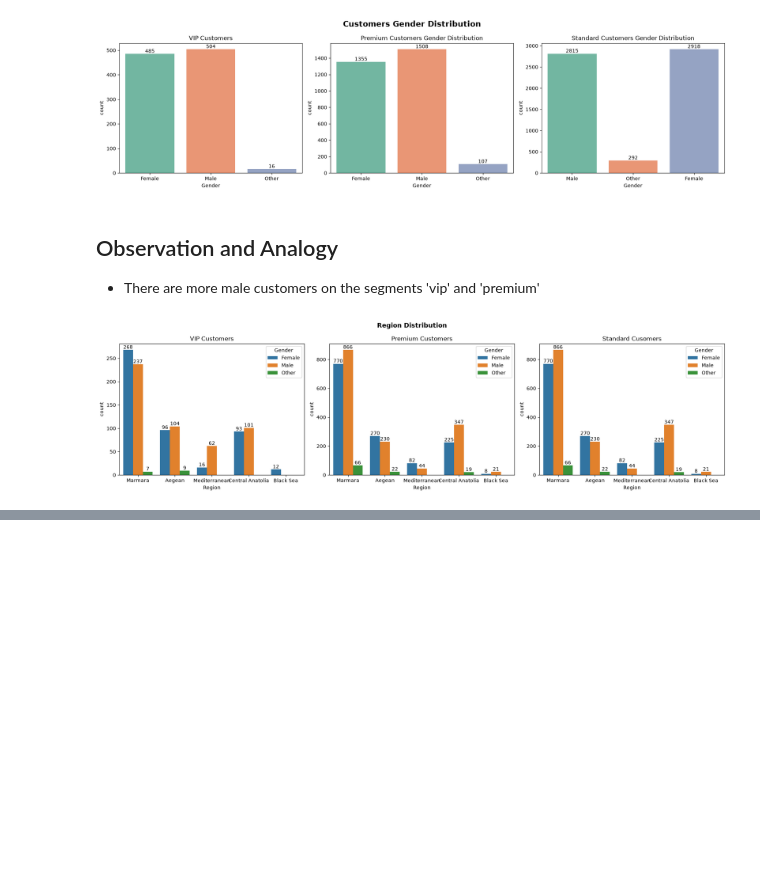
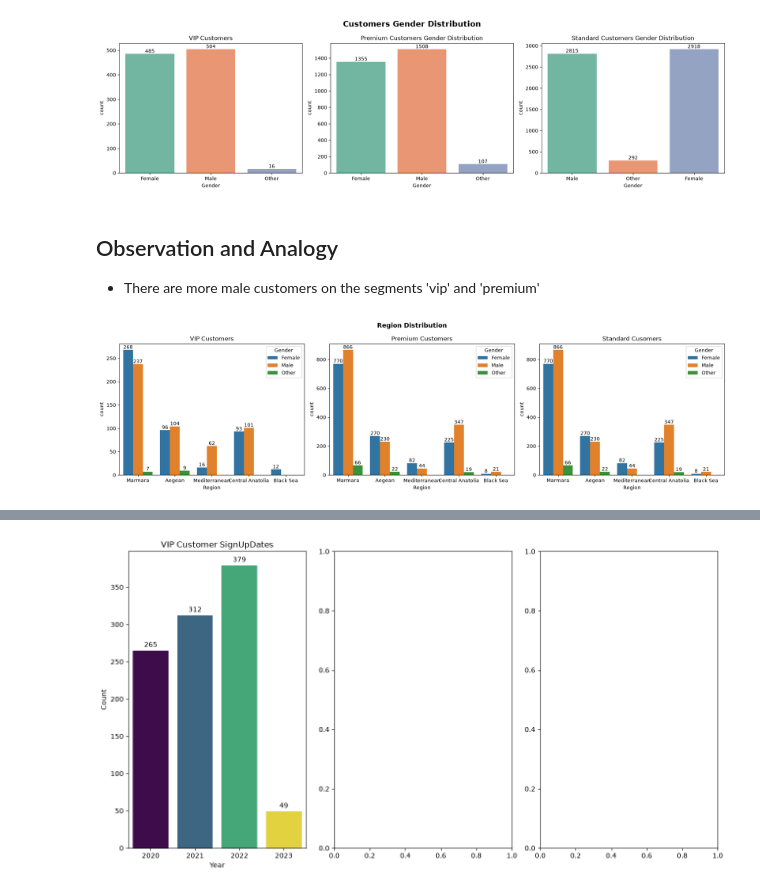
Before and after one commit to geff-ghost/notebooks, a Jupyter notebook: retail_data/MixedKnowledge.ipynb, the cells around one changed output, grey strips where cells are left out. Drawn from its saved outputs; the diff is of its cells as text; code cells hidden in the pictures; blank space fills up the shorter version.

Commit message:
Customer SignUpYear Patterns

```diff
--- a/retail_data/MixedKnowledge.ipynb
+++ b/retail_data/MixedKnowledge.ipynb
@@ -866,7 +867,9 @@ Now we merge the customers with the orders dataset.
 # %%
 orders = datasets['orders']
 
-customer_orders_cp = customers.merge(orders, on='CustomerID').copy()
+# Let's copy this data somewhere
+customer_orders = customers.merge(orders, on='CustomerID').copy()
 
-customer_orders_cp.duplicated().sum()
+# Let's also check for null values
+customer_orders.isna().sum()
 # %% [output]
@@ -994,8 +968,8 @@ order_years
 # %%
 # Grouping the customers in segments
-vip_customers = customer_orders[customer_orders['CustomerSegment'] == 'VIP']
-premium_customers = customer_orders[customer_orders['CustomerSegment'] == 'Premium']
-standard_customers = customer_orders[customer_orders['CustomerSegment'] == 'Standard']
+vip_customers = customer_orders[customer_orders['CustomerSegment'] == 'VIP'].copy()
+premium_customers = customer_orders[customer_orders['CustomerSegment'] == 'Premium'].copy()
+standard_customers = customer_orders[customer_orders['CustomerSegment'] == 'Standard'].copy()
 
 # Droping the segment to make the study easier
 vip_customers.drop(columns='CustomerSegment', inplace=True)
@@ -1031,7 +1005,7 @@ fig = px.scatter(
 fig.show()
 # %%
 # for our first plot we'll look at categorical data distribution of the segments
-fig, axes = plt.subplots(1, 2, figsize=(18, 5))
+fig, axes = plt.subplots(1, 3, figsize=(18, 5))
 
 # VIP Customers
 ax = sns.countplot(data=vip_customers, x='Gender', ax=axes[0], palette='Set2', hue='Gender', legend=False)
@@ -1099,7 +1074,5 @@ We will have to add order details to our customer_orders to take a look at the r
 # %%
-order_details = datasets['order_details']
+vip_customers = customer_orders[customer_orders['CustomerSegment'] == 'VIP'].copy()
 
-vip_customers = vip_customers.merge(order_details, on='OrderID')
-
-vip_customers.isna().sum()
+vip_customers.head()
 # %% [output]
@@ -1131,0 +1085,25 @@ vip_customers.head()
+# %%
+# Creat subplots grid
+fig, axes = plt.subplots(1, 3, figsize=(13, 7))
+
+# VIP Subplot with color palette
+ax = sns.countplot(
+    data=vip_customers,
+    x=vip_customers['SignUpDate'].dt.year,
+    hue=vip_customers['SignUpDate'].dt.year,
+    palette='viridis',
+    legend=False,
+    ax=axes[0]
+)
+
+for container in ax.containers:
+    ax.bar_label(container, padding=3)
+
+axes[0].set_xlabel('Year')
+axes[0].set_ylabel('Count')
+axes[0].set_title('VIP Customer SignUpDates')
+
+plt.tight_layout()
+plt.show()
+# %% [output]
+[figure, added]
```
Also changed, not shown: parts of 16 cells of this notebook.
